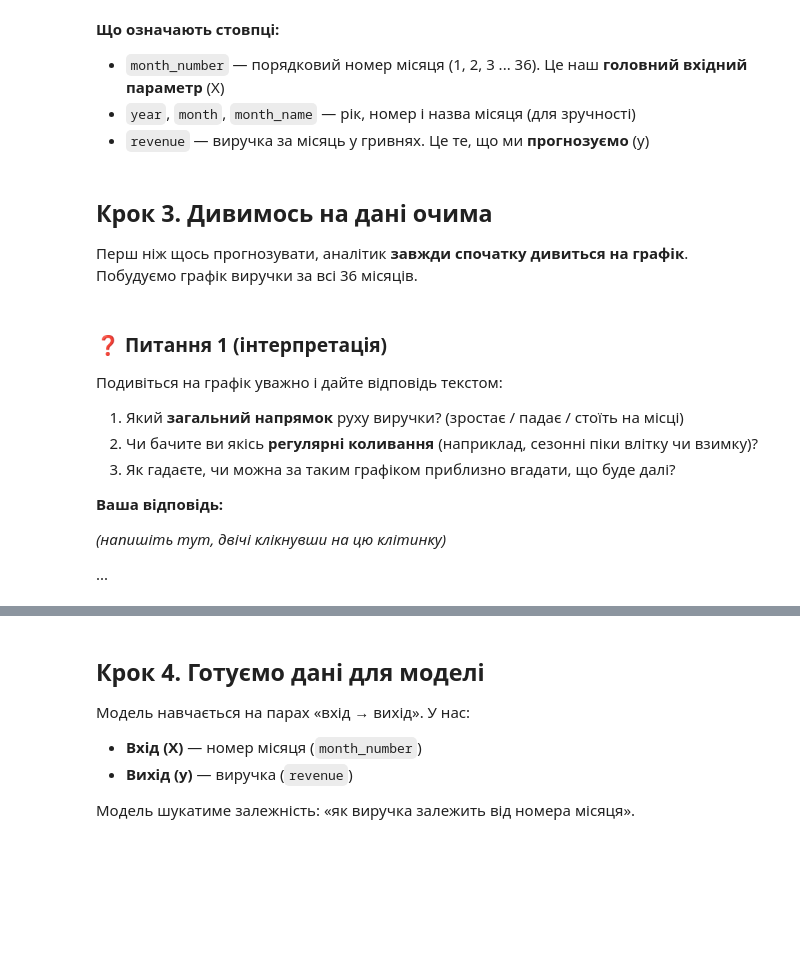
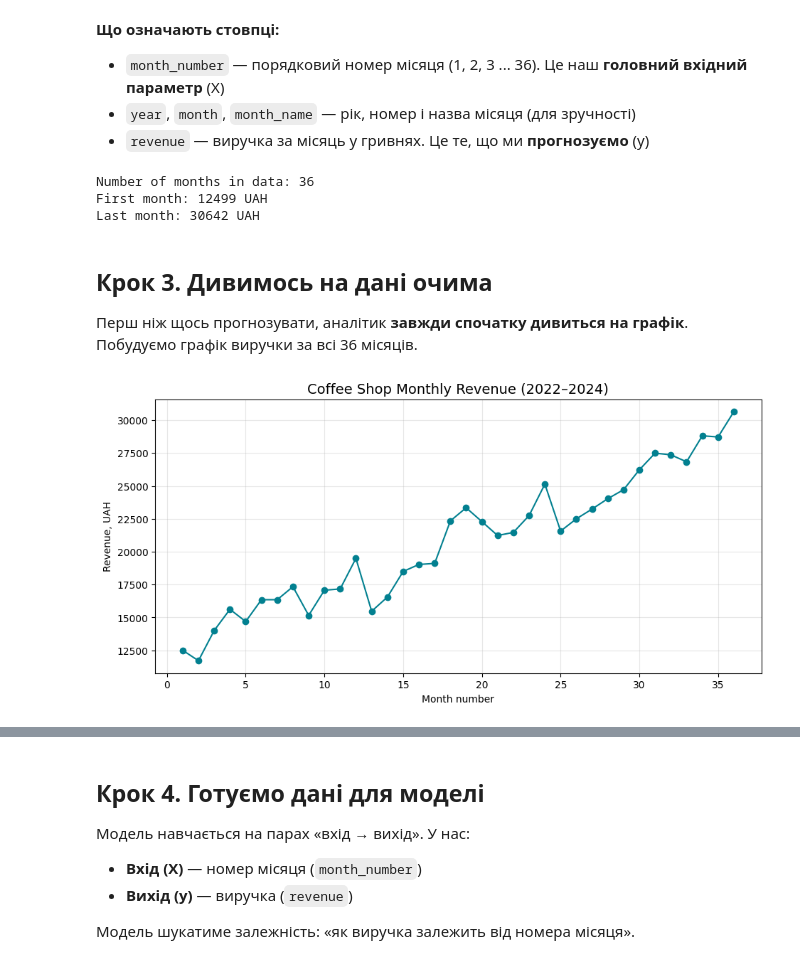
Before and after one commit to NatalieAleksandrova2026/ShopSphere_ua, a Jupyter notebook: python_project/coffee_forecast.ipynb, the cells around one changed output, grey strips where cells are left out. Cells and saved outputs as stored; diff of their text form; code cells hidden in the pictures; blank space fills up the shorter version.

```diff
--- a/python_project/coffee_forecast.ipynb
+++ b/python_project/coffee_forecast.ipynb
@@ -51,10 +51,14 @@ df.head()
 - `year`, `month`, `month_name` — рік, номер і назва місяця (для зручності)
 - `revenue` — виручка за місяць у гривнях. Це те, що ми **прогнозуємо** (y)
 # %%
-# Скільки в нас даних?
-print(f"Кількість місяців у даних: {len(df)}")
-print(f"Перший місяць: {df['revenue'].iloc[0]} грн")
-print(f"Останній місяць: {df['revenue'].iloc[-1]} грн")
+# How much data do we have?
+print(f"Number of months in data: {len(df)}")
+print(f"First month: {df['revenue'].iloc[0]} UAH")
+print(f"Last month: {df['revenue'].iloc[-1]} UAH")
+# %% [output]
+Number of months in data: 36
+First month: 12499 UAH
+Last month: 30642 UAH
 # %% [markdown]
 ## Крок 3. Дивимось на дані очима
 
@@ -62,22 +66,10 @@ print(f"Останній місяць: {df['revenue'].iloc[-1]} грн")
 # %%
 plt.figure(figsize=(11, 5))
 plt.plot(df["month_number"], df["revenue"], marker="o", color="#028090")
-plt.title("Виручка кав'ярні по місяцях (2022–2024)", fontsize=14)
-plt.xlabel("Номер місяця")
-plt.ylabel("Виручка, грн")
+plt.title("Coffee Shop Monthly Revenue (2022–2024)", fontsize=14)
+plt.xlabel("Month number")
+plt.ylabel("Revenue, UAH")
 plt.grid(alpha=0.3)
 plt.show()
+# %% [output]
+[figure, added]
-# %% [markdown]
-### ❓ Питання 1 (інтерпретація)
-
-Подивіться на графік уважно і дайте відповідь текстом:
-
-1. Який **загальний напрямок** руху виручки? (зростає / падає / стоїть на місці)
-2. Чи бачите ви якісь **регулярні коливання** (наприклад, сезонні піки влітку чи взимку)?
-3. Як гадаєте, чи можна за таким графіком приблизно вгадати, що буде далі?
-
-**Ваша відповідь:**
-
-*(напишіть тут, двічі клікнувши на цю клітинку)*
-
-...
```
Also changed, not shown: parts of 14 cells of this notebook.
